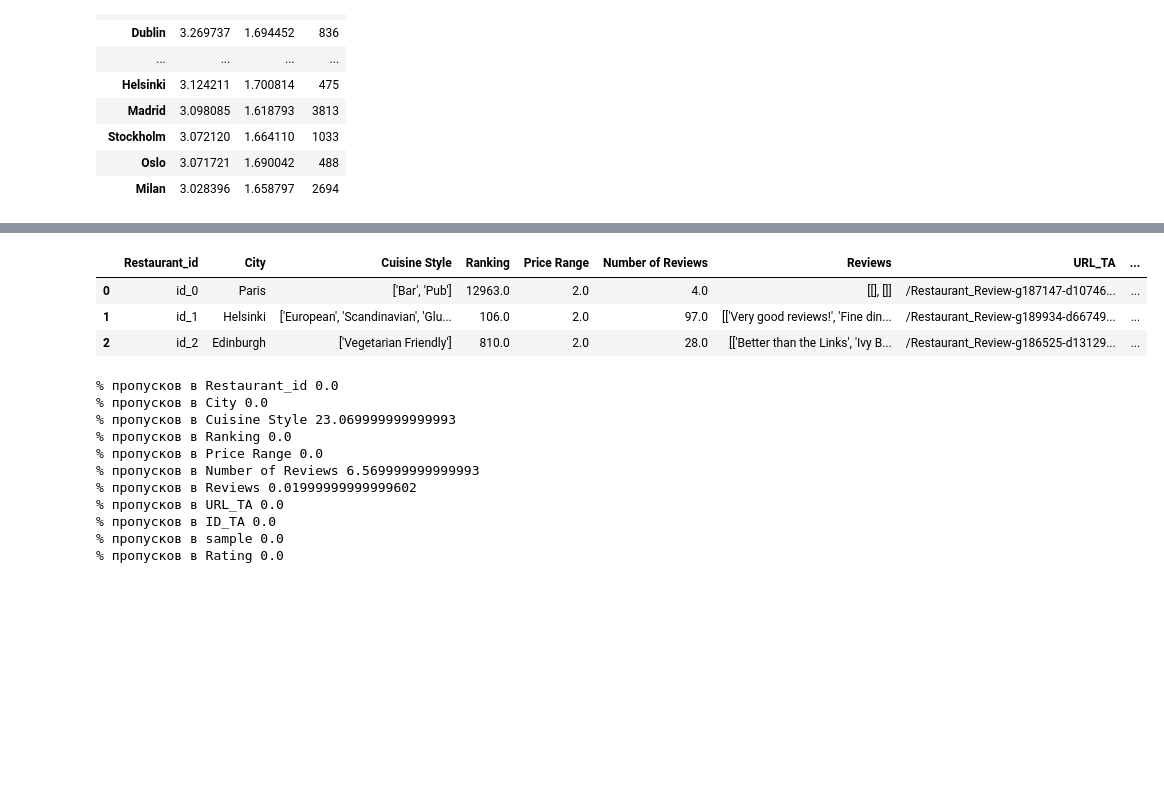
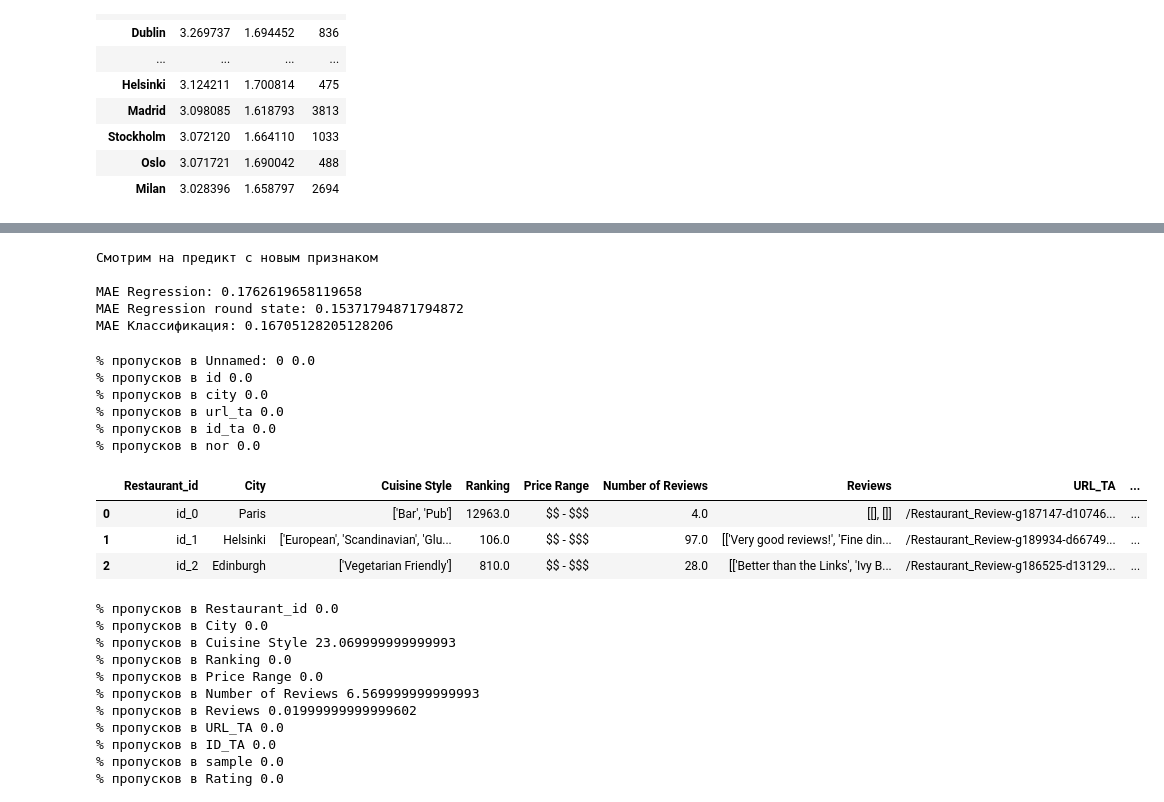
Before and after one commit to maximka1980/SF_DSPRO, a Jupyter notebook: module_3/module3_predict_submission-Copy1.ipynb, the cells around one changed output, grey strips where cells are left out. Saved outputs shown, nothing was run; the diff lists cells and outputs as text; code cells hidden in the pictures; blank space fills up the shorter version.

```diff
--- a/module_3/module3_predict_submission-Copy1.ipynb
+++ b/module_3/module3_predict_submission-Copy1.ipynb
@@ -281,19 +287,25 @@ MAE Классификация: 0.18012820512820513
 # %%
 #узнаем модальное значение для категории Price Range
 #rjnjhsv позже заполним пропуски
-print('Модубльное значение для категории Price Range',df['Price Range'].mode())
+print('Модальное значение для категории Price Range',df['Price Range'].mode()[0])
 
-df['Price Range'].fillna(2, inplace=True, axis=0)
-range_replace={'$':1,'$$ - $$$':2,'$$$$':3}
+
+
+range_replace={'$':1, '$$ - $$$':2, '$$$$':3}
+
 df['Price Range']=df['Price Range'].replace(to_replace=range_replace)
 
+#заменим пропуски модальным значением
+df['Price Range'].fillna(2, inplace=True, axis=0)
+
 #делаем тоже самое с кэгл
-df_kaggle['Price Range']=df_kaggle['Price Range'].replace(to_replace=range_replace)
-df_kaggle['Price Range'].fillna(2, inplace=True, axis=0)
+#df_kaggle['Price Range']=df_kaggle['Price Range'].replace(to_replace=range_replace)
+#df_kaggle['Price Range'].fillna(2, inplace=True, axis=0)
 
-display(df_kaggle.sample(15))
+#проверяем пропуски
 missing_data(df)
-#ghjdthztv модель , уже не удаляем столбец Price Range т.к. мы его изменили
+
+#проверяем модель , уже не удаляем столбец Price Range т.к. мы его изменили
 drop_columns = ['City','Cuisine Style', 'Reviews', 'URL_TA','ID_TA']
 print('Смотрим на предикт с базовыми признаками до очистки и генерации новых\n')
 learn_fit(df.drop(columns = drop_columns).dropna(), random_state=322)
@@ -429,0 +497,18 @@ MAE Классификация: 0.16833333333333333
+# %%
+#отношение кол-ва кухонь в ресторане к среднему кол-ву кухонь в этом городе
+
+mean_city_cuisine = df.groupby('City')['col_cuisine'].mean().to_dict()
+mean_city_cuisine
+
+df['mcc'] = df.City.replace(to_replace=mean_city_cuisine)
+df['mcc_norm_by_city']=df['col_cuisine']/df['mcc']
+
+drop_columns = ['City','Cuisine Style', 'Price Range', 'Reviews', 'URL_TA', 'ID_TA']
+print('Смотрим на предикт с новым признаком\n')
+learn_fit(df.drop(columns = drop_columns).dropna(), random_state=322)
+# %% [output]
+Смотрим на предикт с новым признаком
+
+MAE Regression: 0.1762619658119658
+MAE Regression round state: 0.15371794871794872
+MAE Классификация: 0.16705128205128206
@@ -430,18 +517,31 @@ MAE Классификация: 0.16833333333333333
+# %%
+#missing_data(df)
+#остались пропуски в Number of reviews
+
+nor = pd.read_excel('df_pars.xls')
+missing_data(nor)
+# %% [output]
+% пропусков в Unnamed: 0 0.0
+% пропусков в id 0.0
+% пропусков в city 0.0
+% пропусков в url_ta 0.0
+% пропусков в id_ta 0.0
+% пропусков в nor 0.0
 # %%
 #отличный результат , повысили еще точность
 #сделаем тоже и на kaggle
 
-per_city_dict = dict(df_kaggle['City'].value_counts())
+per_city_dict = df_kaggle['City'].value_counts().to_dict()
 per_city_dict
 df_kaggle['city_restaurants'] = df_kaggle.City.map(per_city_dict)
 # Добавим признак - нормализованный ранг ranking_norm
 df_kaggle['ranking_norm'] = df_kaggle.Ranking / df_kaggle.city_restaurants
 df_kaggle.head(3)
 # %% [output]
 |  | Restaurant_id | City | Cuisine Style | Ranking | Price Range | Number of Reviews | Reviews | URL_TA | ... |
-| 0 | id_0 | Paris | ['Bar', 'Pub'] | 12963.0 | 2.0 | 4.0 | [[], []] | /Restaurant_Review-g187147-d10746... | ... |
-| 1 | id_1 | Helsinki | ['European', 'Scandinavian', 'Glu... | 106.0 | 2.0 | 97.0 | [['Very good reviews!', 'Fine din... | /Restaurant_Review-g189934-d66749... | ... |
-| 2 | id_2 | Edinburgh | ['Vegetarian Friendly'] | 810.0 | 2.0 | 28.0 | [['Better than the Links', 'Ivy B... | /Restaurant_Review-g186525-d13129... | ... |
+| 0 | id_0 | Paris | ['Bar', 'Pub'] | 12963.0 | $$ - $$$ | 4.0 | [[], []] | /Restaurant_Review-g187147-d10746... | ... |
+| 1 | id_1 | Helsinki | ['European', 'Scandinavian', 'Glu... | 106.0 | $$ - $$$ | 97.0 | [['Very good reviews!', 'Fine din... | /Restaurant_Review-g189934-d66749... | ... |
+| 2 | id_2 | Edinburgh | ['Vegetarian Friendly'] | 810.0 | $$ - $$$ | 28.0 | [['Better than the Links', 'Ivy B... | /Restaurant_Review-g186525-d13129... | ... |
 # %%
 #display(df.head(3))
 #display(df_kaggle.head(3))
```
Also changed, not shown: parts of 30 cells of this notebook, 2 other files.
